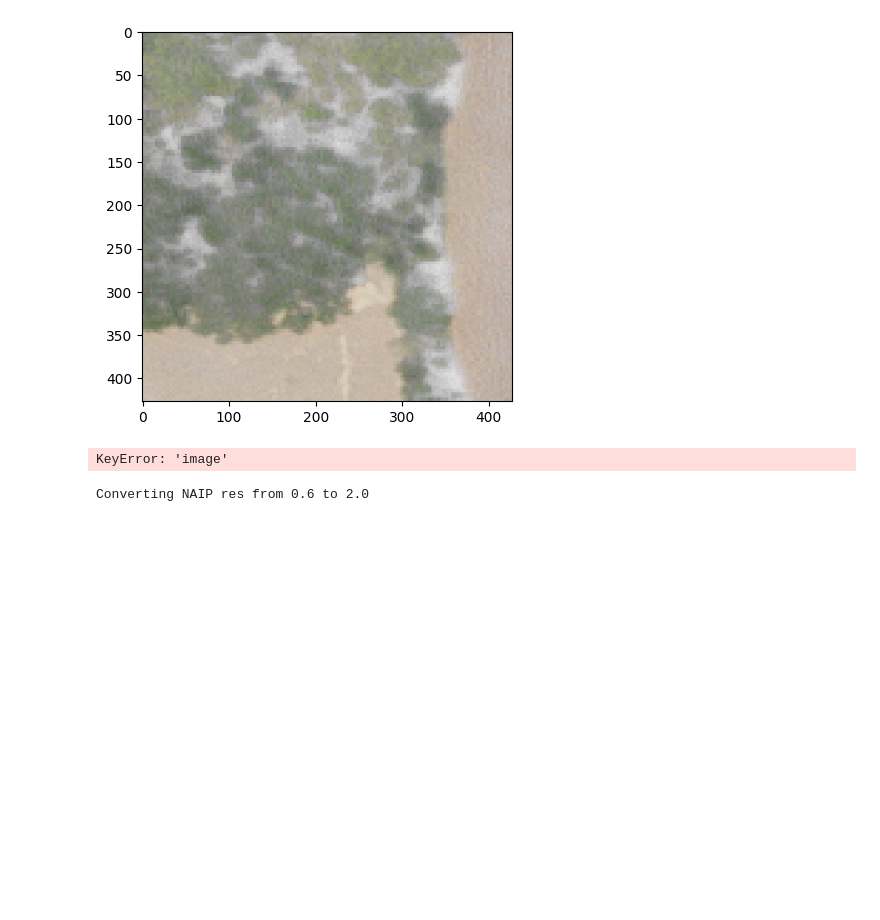
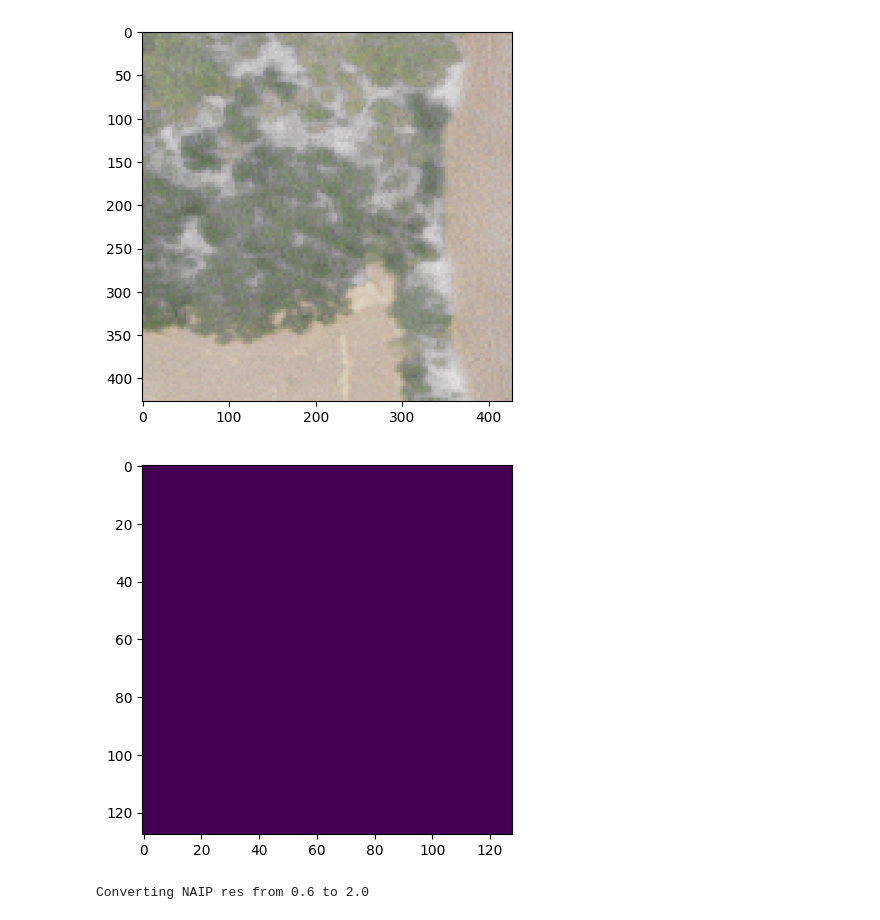
Before and after one commit to dsi-clinic/CMAP, a Jupyter notebook: exploratory-analysis-cleaned.ipynb, the cells around one changed output. Cells and saved outputs as stored; diff of their text form; code cells hidden in the pictures; blank space fills up the shorter version.

```diff
--- a/exploratory-analysis-cleaned.ipynb
+++ b/exploratory-analysis-cleaned.ipynb
@@ -353,13 +358,13 @@ plt.show()
 [figure]
 # %%
 # plotting the sample dem image using the class provided. This does not work
-image = dem[first_item]["image"]
-image = image.permute(1, 2, 0)
+mask = dem[first_item]["mask"]
+mask = mask.permute(1, 2, 0)
 
-plt.imshow(image)
+plt.imshow(mask)
 plt.show()
 # %% [output]
-KeyError: 'image'
+[figure, added]
 # %%
 full_dataset = dem & naip_dataset
 # %% [output]
```
Also changed, not shown: parts of 11 cells of this notebook.
